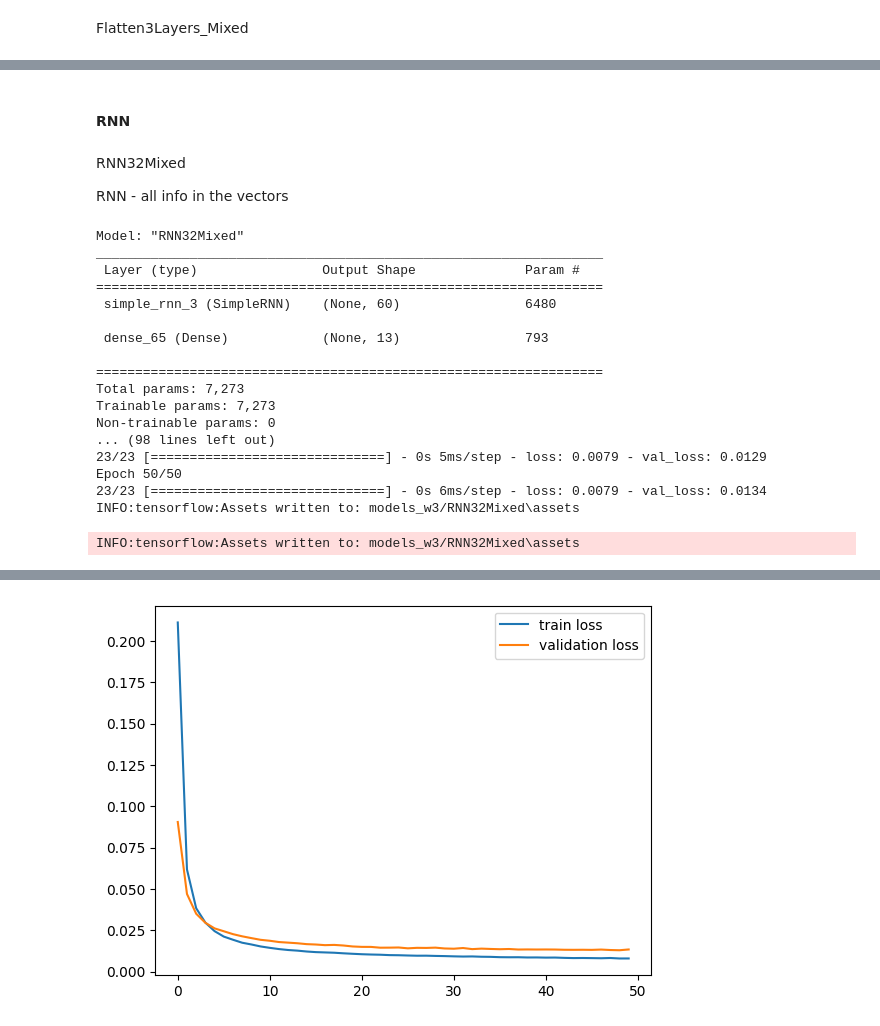
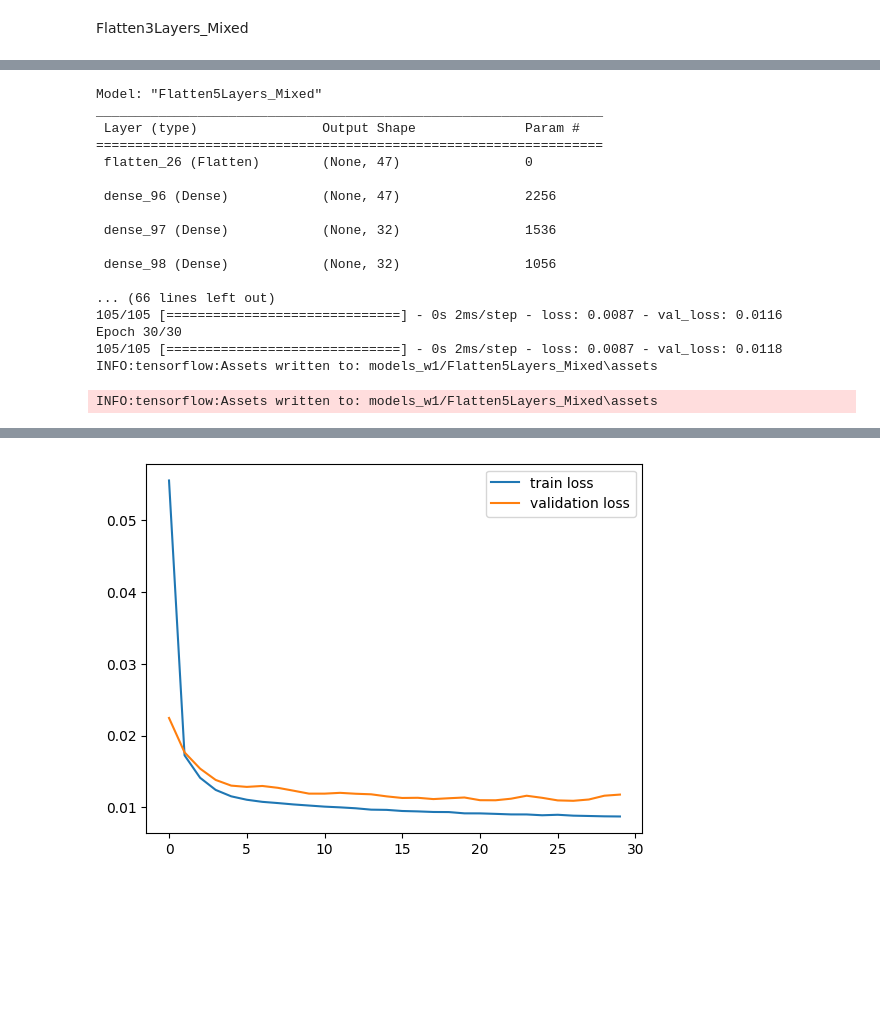
Before and after one commit to geniusserg/CovidPredict, a Jupyter notebook: ml_improved_window1.ipynb, the cells around one changed output, grey strips where cells are left out. Saved outputs shown, nothing was run; the diff lists cells and outputs as text; code cells hidden in the pictures; blank space fills up the shorter version.

```diff
--- a/ml_improved_window1.ipynb
+++ b/ml_improved_window1.ipynb
@@ -1263,37 +661,35 @@ INFO:tensorflow:Assets written to: models_w3/Flatten3Layers_Mixed_flatten\assets
-# %% [markdown]
-#### RNN
-# %% [markdown]
-RNN32Mixed
-
-RNN - all info in the vectors
 # %%
-RNN_LENGTH = PARAMS_LENGTH+TARGET_LENGTH
-model = Sequential(name="RNN32Mixed")
+PARAMS_LENGTH=X_train.shape[2]
+TARGET_LENGTH=y_train.shape[1]
+model = Sequential(name="Flatten5Layers_Mixed")
 model.add(Input((WINDOW, PARAMS_LENGTH)))
-model.add(SimpleRNN(RNN_LENGTH, return_sequences=False))
+model.add(Flatten())
+model.add(Dense(WINDOW*PARAMS_LENGTH, activation="relu"))
+model.add(Dense(32, activation="linear"))
+model.add(Dense(32, activation="linear"))
+model.add(Dense(32, activation="linear"))
 model.add(Dense(TARGET_LENGTH, activation="linear"))
-model_lstm = model
-model_lstm.compile(optimizer="adam", loss="mse")
-model_lstm.summary()
-history = model_lstm.fit(X_train, y_train, epochs=30, validation_data=(X_val, y_val))
-show_results(X_test, y_test, model_lstm, history)
+model.compile(optimizer="adam", loss="mse")
+model.summary()
+history = model.fit(X_train, y_train, epochs=30, validation_data=(X_val, y_val))
+show_results(X_test, y_test, model, history)
 # %% [output]
-Model: "RNN32Mixed"
+Model: "Flatten5Layers_Mixed"
 _________________________________________________________________
  Layer (type)                Output Shape              Param #
 =================================================================
- simple_rnn_3 (SimpleRNN)    (None, 60)                6480
+ flatten_26 (Flatten)        (None, 47)                0
 
- dense_65 (Dense)            (None, 13)                793
+ dense_96 (Dense)            (None, 47)                2256
 
-=================================================================
-Total params: 7,273
-Trainable params: 7,273
-Non-trainable params: 0
-... (98 lines left out)
-23/23 [==============================] - 0s 5ms/step - loss: 0.0079 - val_loss: 0.0129
-Epoch 50/50
-23/23 [==============================] - 0s 6ms/step - loss: 0.0079 - val_loss: 0.0134
-INFO:tensorflow:Assets written to: models_w3/RNN32Mixed\assets
+ dense_97 (Dense)            (None, 32)                1536
+
+ dense_98 (Dense)            (None, 32)                1056
+
+... (66 lines left out)
+105/105 [==============================] - 0s 2ms/step - loss: 0.0087 - val_loss: 0.0116
+Epoch 30/30
+105/105 [==============================] - 0s 2ms/step - loss: 0.0087 - val_loss: 0.0118
+INFO:tensorflow:Assets written to: models_w1/Flatten5Layers_Mixed\assets
-INFO:tensorflow:Assets written to: models_w3/RNN32Mixed\assets
+INFO:tensorflow:Assets written to: models_w1/Flatten5Layers_Mixed\assets
 |  | Температура_dinam_fact | Лимфоциты#_dinam_fact | АСТ_dinam_fact | ЧСС_dinam_fact | ЧДД_dinam_fact | ... |
@@ -1302 +698 @@ INFO:tensorflow:Assets written to: models_w3/RNN32Mixed\assets
-[figure, old version]
+[figure, new version]
```
Also changed, not shown: parts of 77 cells of this notebook.
